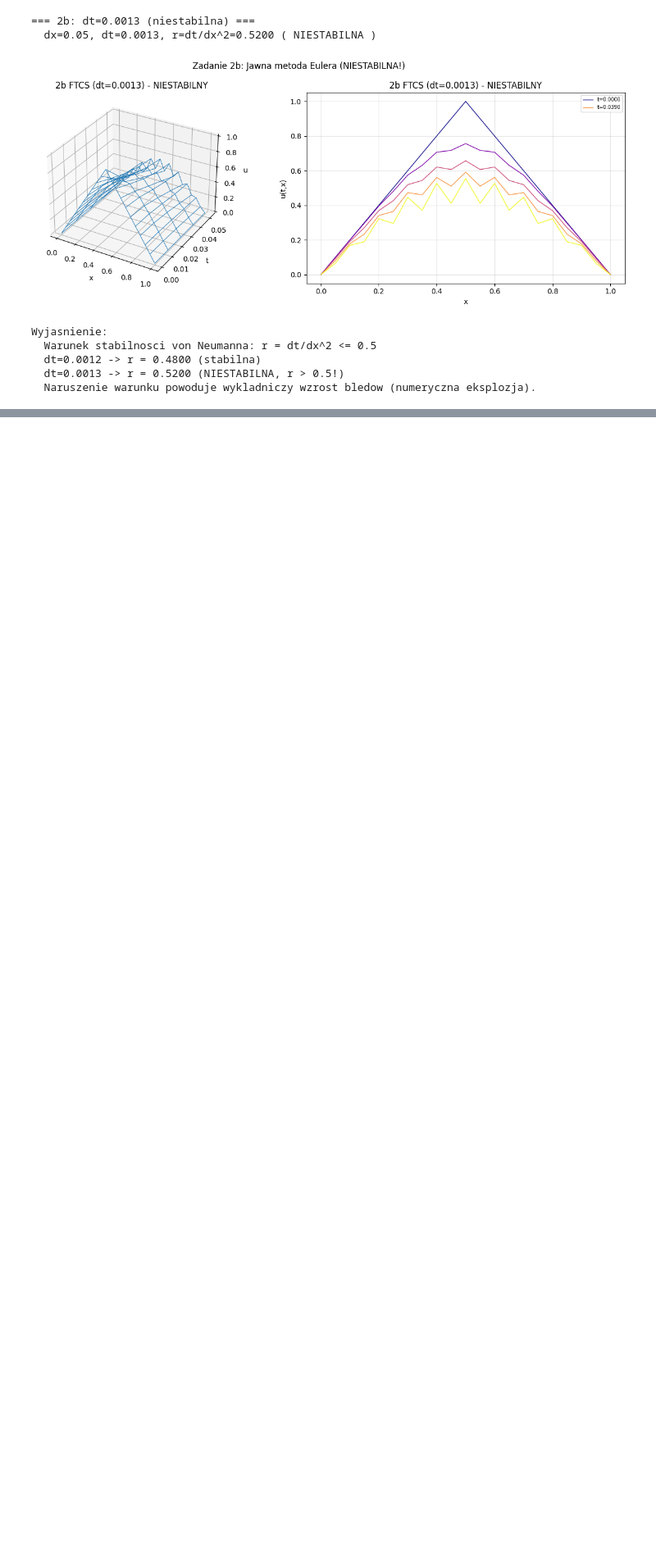
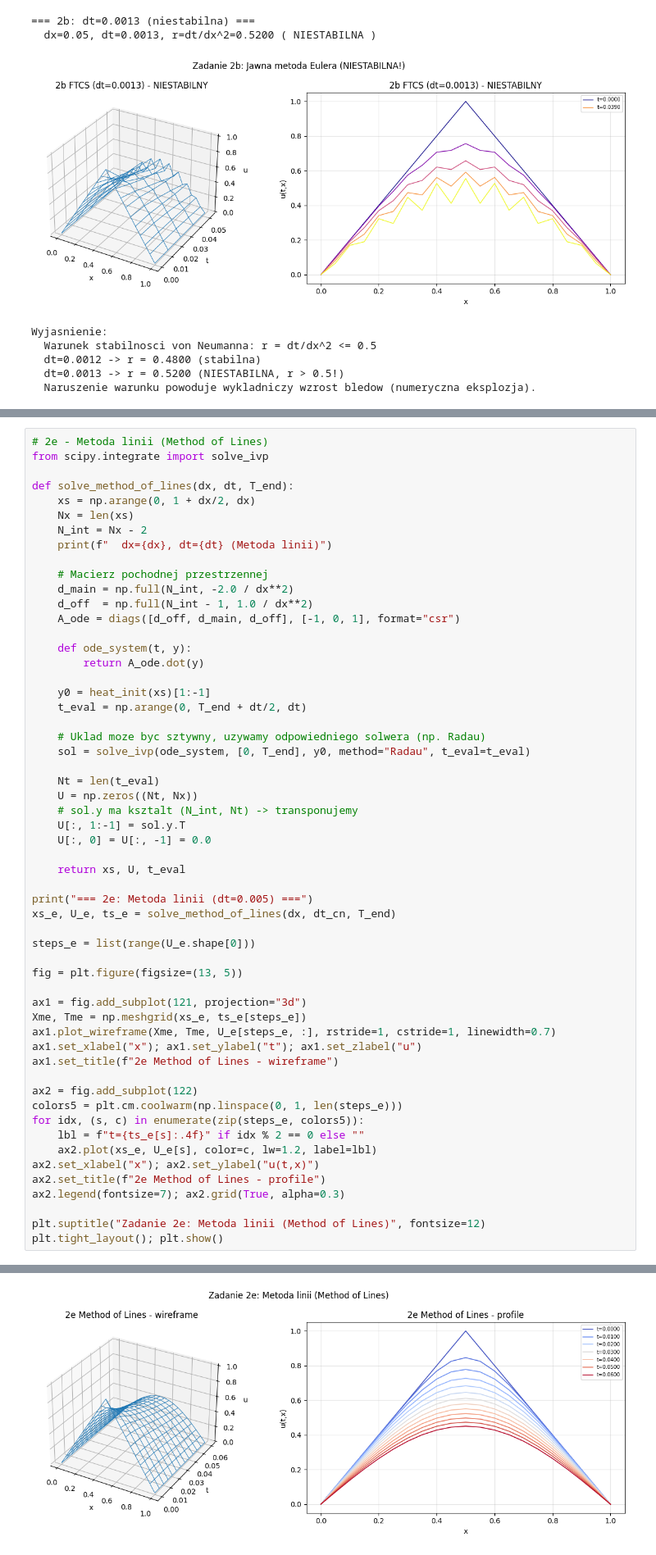
Before and after one commit to mateuszstoch/AGH, a Jupyter notebook: MOwNiT/lab12/lab12.ipynb, the cells around one changed output, grey strips where cells are left out. Shown at 82% size. Drawn from its saved outputs; the diff is of its cells as text; blank space fills up the shorter version.

```diff
--- a/MOwNiT/lab12/lab12.ipynb
+++ b/MOwNiT/lab12/lab12.ipynb
@@ -393,0 +458,57 @@ Podsumowanie:
+# %%
+# 2e - Metoda linii (Method of Lines)
+from scipy.integrate import solve_ivp
+
+def solve_method_of_lines(dx, dt, T_end):
+    xs = np.arange(0, 1 + dx/2, dx)
+    Nx = len(xs)
+    N_int = Nx - 2
+    print(f"  dx={dx}, dt={dt} (Metoda linii)")
+
+    # Macierz pochodnej przestrzennej
+    d_main = np.full(N_int, -2.0 / dx**2)
+    d_off  = np.full(N_int - 1, 1.0 / dx**2)
+    A_ode = diags([d_off, d_main, d_off], [-1, 0, 1], format="csr")
+
+    def ode_system(t, y):
+        return A_ode.dot(y)
+
+    y0 = heat_init(xs)[1:-1]
+    t_eval = np.arange(0, T_end + dt/2, dt)
+
+    # Uklad moze byc sztywny, uzywamy odpowiedniego solwera (np. Radau)
+    sol = solve_ivp(ode_system, [0, T_end], y0, method="Radau", t_eval=t_eval)
+
+    Nt = len(t_eval)
+    U = np.zeros((Nt, Nx))
+    # sol.y ma ksztalt (N_int, Nt) -> transponujemy
+    U[:, 1:-1] = sol.y.T
+    U[:, 0] = U[:, -1] = 0.0
+
+    return xs, U, t_eval
+
+print("=== 2e: Metoda linii (dt=0.005) ===")
+xs_e, U_e, ts_e = solve_method_of_lines(dx, dt_cn, T_end)
+
+steps_e = list(range(U_e.shape[0]))
+
+fig = plt.figure(figsize=(13, 5))
+
+ax1 = fig.add_subplot(121, projection="3d")
+Xme, Tme = np.meshgrid(xs_e, ts_e[steps_e])
+ax1.plot_wireframe(Xme, Tme, U_e[steps_e, :], rstride=1, cstride=1, linewidth=0.7)
+ax1.set_xlabel("x"); ax1.set_ylabel("t"); ax1.set_zlabel("u")
+ax1.set_title(f"2e Method of Lines - wireframe")
+
+ax2 = fig.add_subplot(122)
+colors5 = plt.cm.coolwarm(np.linspace(0, 1, len(steps_e)))
+for idx, (s, c) in enumerate(zip(steps_e, colors5)):
+    lbl = f"t={ts_e[s]:.4f}" if idx % 2 == 0 else ""
+    ax2.plot(xs_e, U_e[s], color=c, lw=1.2, label=lbl)
+ax2.set_xlabel("x"); ax2.set_ylabel("u(t,x)")
+ax2.set_title(f"2e Method of Lines - profile")
+ax2.legend(fontsize=7); ax2.grid(True, alpha=0.3)
+
+plt.suptitle("Zadanie 2e: Metoda linii (Method of Lines)", fontsize=12)
+plt.tight_layout(); plt.show()
+# %% [output]
@@ -393,0 +517 @@ Podsumowanie:
+[figure, added]
```
Also changed, not shown: parts of 5 cells of this notebook, 5 other files.
